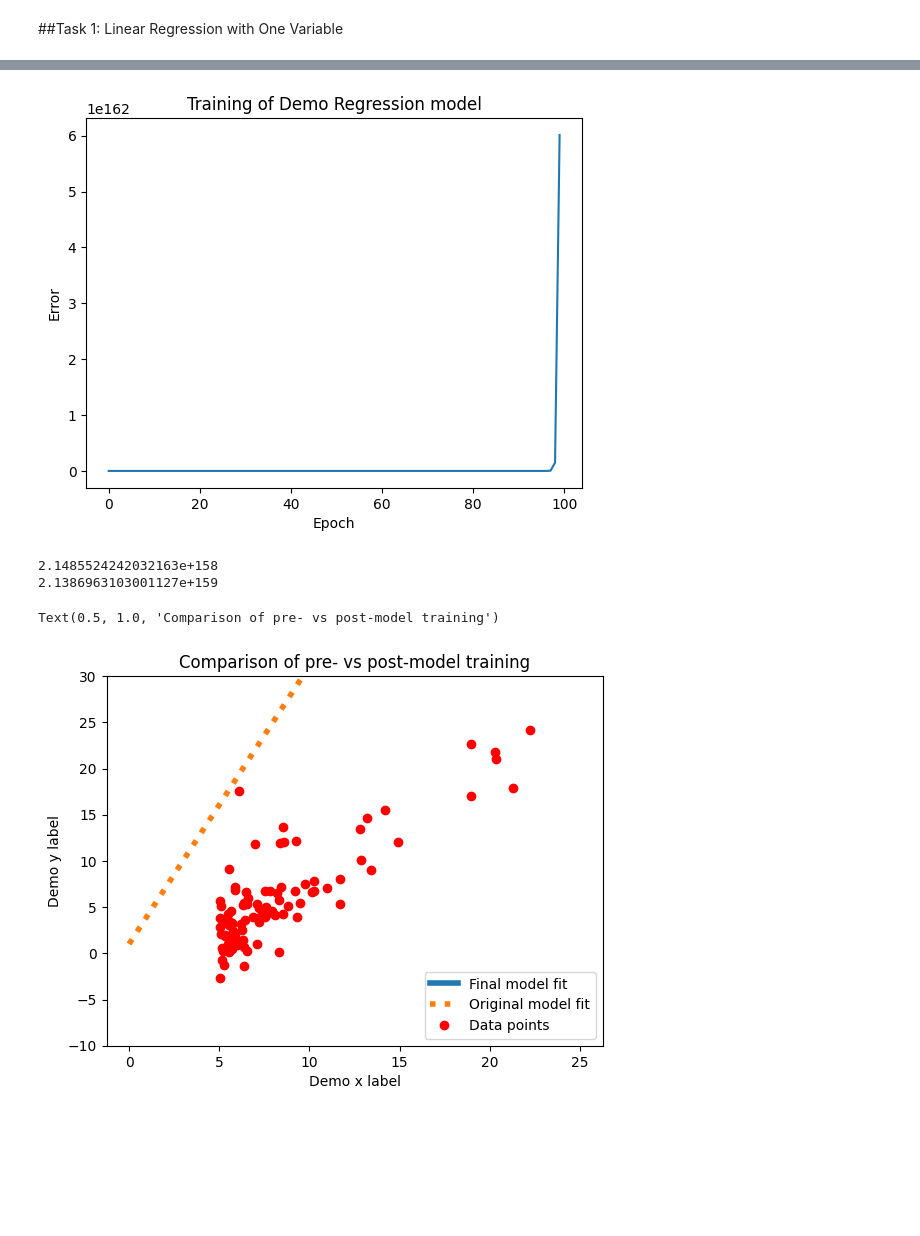
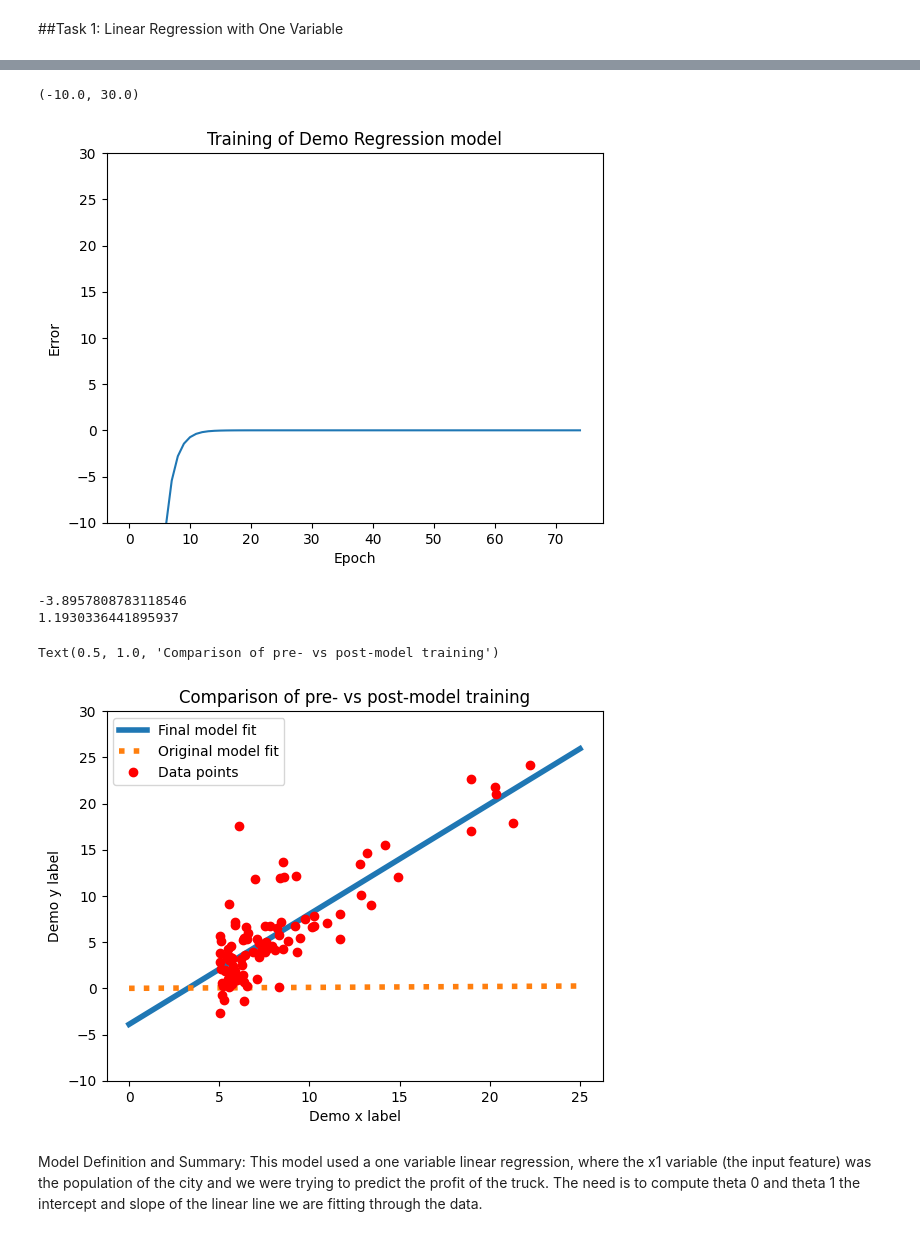
Before and after one commit to ismail-memon-123/CS_5262_ML, a Jupyter notebook: Neural_Network.ipynb, the cells around one changed output, grey strips where cells are left out. Cells and saved outputs as stored; diff of their text form; code cells hidden in the pictures; blank space fills up the shorter version.

```diff
--- a/Neural_Network.ipynb
+++ b/Neural_Network.ipynb
@@ -119,7 +121,3 @@ plt.show()
-# %%
-# make up some initial thetas
-theta_0 = 0.22
-theta_1 = 0.86
 # %%
 def calculate_single_forward(thetas, train_ex):
     '''
@@ -142,8 +140,6 @@ def calculate_single_forward(thetas, train_ex):
     # to calculate error and gradient
     y_hat = theta_0 + theta_1 * x1
     error = y_hat - y
-    if error < 0:
-        error = -error
 
     # for each theta, we need the gradient for an update
     gradients = np.array([error * x0, error * x1])
@@ -180,18 +178,28 @@ def gradient_descent(training_data, thetas, alpha=5e-3):
 
     return thetas, total_error
+# %%
+def normalize_data(training_data):
+    ''' Normalize the training data by scaling features to have zero mean and unit variance '''
+    X = np.array([ex[0] for ex in training_data])  # extract x values
+    mean_X = np.mean(X)
+    std_X = np.std(X)
+    normalized_X = (X - mean_X) / std_X
+    return [(normalized_X[i], training_data[i][1]) for i in range(len(training_data))]
 # %%
 # set initial parameters
-thetas = [1.01, 3.01]
+thetas = [0, 0.01]
 old_thetas = thetas.copy()
 alpha = 5e-3
 
 # prepare training
-total_epochs = 100
+total_epochs = 75
 error_traj = [0] * total_epochs
+#had to normalize data because otherwise it was bouncing too much (the thetas and would go from -infin to infin probably because of the negative values in the data)
+training_data_normalized = normalize_data(food_data)
 
 # perform training
 for epoch in range(total_epochs):
-    thetas, epoch_error = gradient_descent(food_data, thetas, alpha)
+    thetas, epoch_error = gradient_descent(training_data_normalized, thetas, alpha)
     print(thetas)
     # store a history of errors
     error_traj[epoch] = epoch_error
@@ -219,32 +227,46 @@ plt.plot(error_traj)
 plt.xlabel('Epoch')
 plt.ylabel('Error')
 plt.title('Training of Demo Regression model');
+ax = plt.gca()
+ax.set_ylim([-10, 30])
 # %% [output]
+(-10.0, 30.0)
-[figure, old version]
+[figure, new version]
 # %%
+
+
 lin_pts = np.linspace(0, 25, 100) # gives you 100 values between [0, 25]
 
-mdl_pts = thetas[0] + lin_pts * thetas[1]
-print(thetas[0])
-print(thetas[1])
+#Denormalize thetas
+X = np.array([ex[0] for ex in food_data])  # extract x values
+mean_X = np.mean(X)
+std_X = np.std(X)
+theta_1 = thetas[1] / std_X
+theta_0 = thetas[0] - theta_1 * mean_X
+
+mdl_pts = theta_0 + lin_pts * theta_1
+print(theta_0)
+print(theta_1)
 plt.plot(lin_pts, mdl_pts, linewidth=4, label='Final model fit')
 plt.legend()
 ax = plt.gca()
 ax.set_ylim([-10, 30])
 
 # Let's look at the original least squares
 orig_mdl_pts = old_thetas[0] + lin_pts * old_thetas[1]
 plt.plot(lin_pts, orig_mdl_pts, ':', linewidth=4, label='Original model fit')
 plt.legend()
 
 # Let's plot the original points
 plt.plot(food_data[:,0], food_data[:,1], 'ro', label='Data points') # 'ro' for red, circle
 plt.legend()
 plt.xlabel('Demo x label')
 plt.ylabel('Demo y label')
 plt.title('Comparison of pre- vs post-model training')
 # %% [output]
-2.1485524242032163e+158
-2.1386963103001127e+159
+-3.8957808783118546
+1.1930336441895937
 Text(0.5, 1.0, 'Comparison of pre- vs post-model training')
-[figure, old version]
+[figure, new version]
+# %% [markdown]
+Model Definition and Summary: This model used a one variable linear regression, where the x1 variable (the input feature) was the population of the city and we were trying to predict the profit of the truck. The need is to compute theta 0 and theta 1 the intercept and slope of the linear line we are fitting through the data.
```
Also changed, not shown: parts of 13 cells of this notebook.
